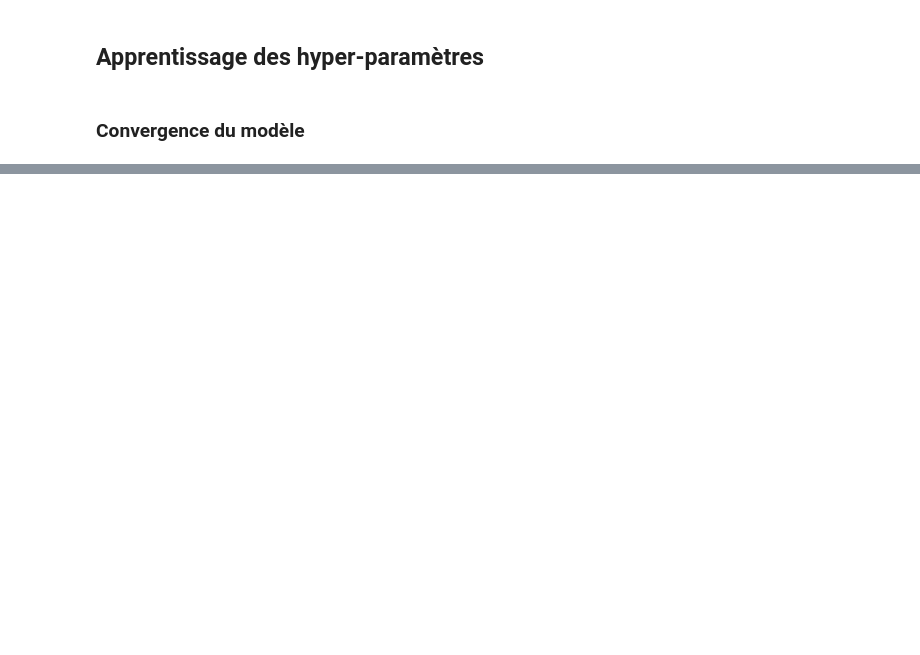
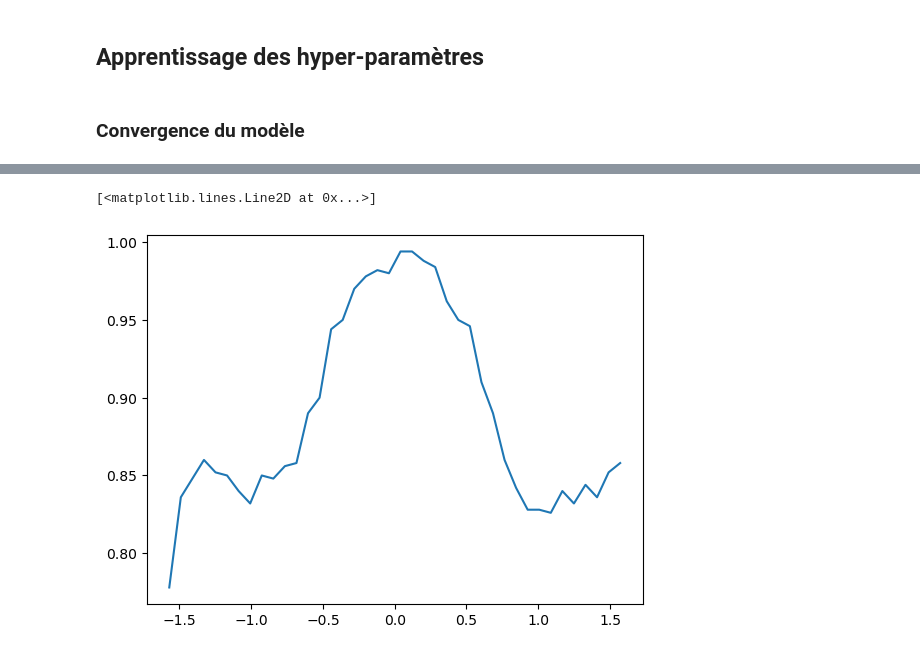
Before and after one commit to lauronta/dm2_NNs, a Jupyter notebook: DM2_MNIST.ipynb, the cells around one changed output, grey strips where cells are left out. Saved outputs shown, nothing was run; the diff lists cells and outputs as text; code cells hidden in the pictures; blank space fills up the shorter version.

```diff
--- a/DM2_MNIST.ipynb
+++ b/DM2_MNIST.ipynb
@@ -105,0 +106,47 @@ for deg in np.linspace(-np.pi/2,np.pi/2,7):
+# %%
+
+# re-run if needed
+'''
+from sklearn.neural_network import MLPClassifier
+from sklearn.metrics import *
+from sklearn.datasets import fetch_openml
+
+#fetch data
+X, y = fetch_openml("mnist_784", version=1, return_X_y=True, as_frame=False)
+y = y.astype(int)
+
+#split
+X_train, y_train, X_test, y_test = X[:60000],y[:60000],X[60000:],y[60000:]
+shuffle_index = np.random.permutation(60000)
+X_train , y_train = X_train[shuffle_index], y_train[shuffle_index]
+
+#one vs all
+y_train_5 = (y_train == 5)
+y_test_5 = (y_test==5)
+
+#create the model
+mlp = MLPClassifier(hidden_layer_sizes=(20,20))
+
+# train
+mlp.fit(X_train, y_train_5)
+'''
+# %%
+from tqdm import *
+accuracy = []
+
+angle_step = 40
+test_sample_size = 500
+degs = np.linspace(-np.pi/2,np.pi/2,angle_step)
+
+for deg in tqdm(degs):
+    new_set = np.zeros((len(X_test[:test_sample_size]),784))
+    for i in tqdm(range(len(X_test[:test_sample_size]))):
+        new_set[i,:] = rotate(X_test[i,:],deg).reshape((-1))
+
+    pred = mlp.predict(new_set)
+    accuracy.append(accuracy_score(y_test_5[:test_sample_size],pred))
+
+plt.plot(degs,accuracy)
+# %% [output]
+[<matplotlib.lines.Line2D at 0x...>]
+[figure, added]
```
Also changed, not shown: parts of 3 cells of this notebook.
